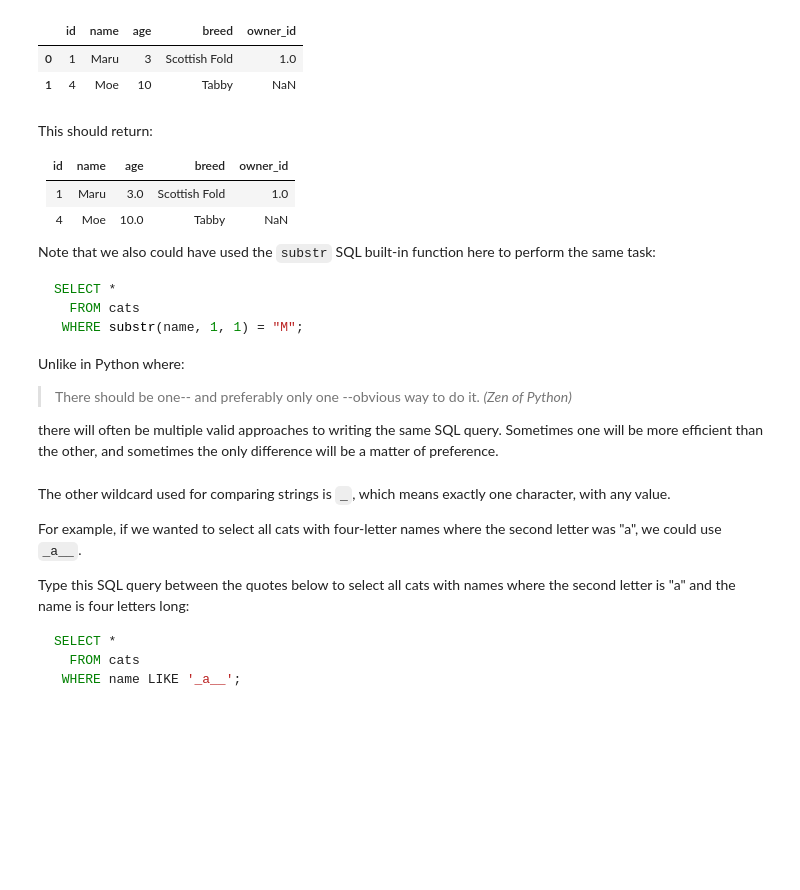
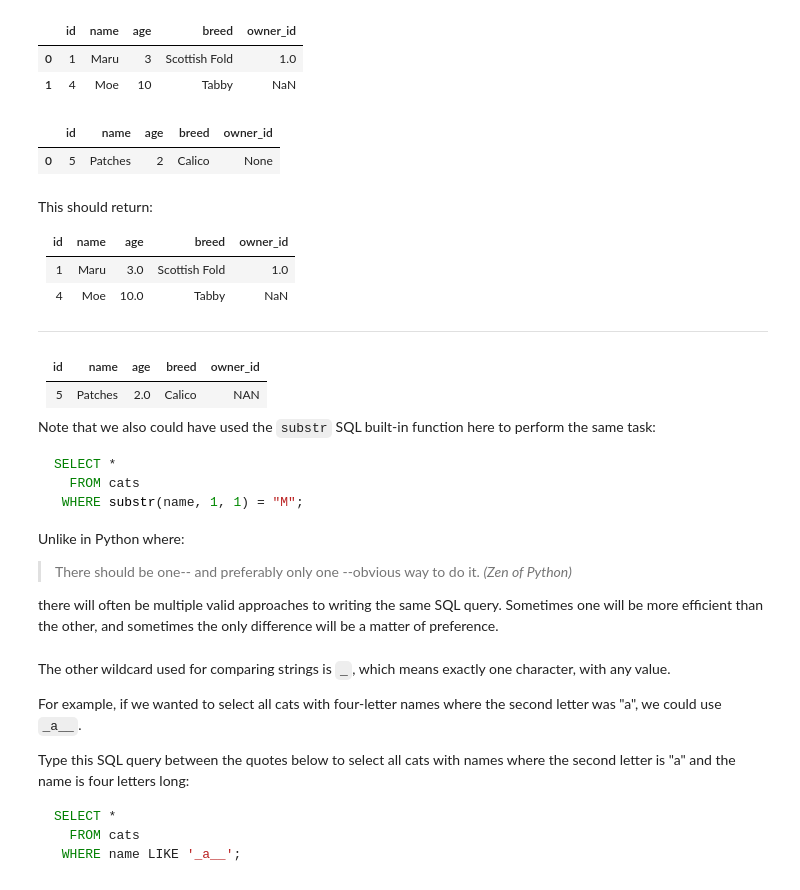
Before and after one commit to KweyuV/dsc-filtering-v2-4, a Jupyter notebook: index.ipynb, the cells around one changed output. Saved outputs shown, nothing was run; the diff lists cells and outputs as text; code cells hidden in the pictures; blank space fills up the shorter version.

```diff
--- a/index.ipynb
+++ b/index.ipynb
@@ -441,6 +441,15 @@ WHERE name LIKE 'M%';
 |  | id | name | age | breed | owner_id |
 | 0 | 1 | Maru | 3 | Scottish Fold | 1.0 |
 | 1 | 4 | Moe | 10 | Tabby | NaN |
+# %%
+pd.read_sql("""
+        SELECT *
+        FROM cats
+        WHERE name LIKE 'P%';
+    """, conn)
+# %% [output]
+|  | id | name | age | breed | owner_id |
+| 0 | 5 | Patches | 2 | Calico | None |
 # %% [markdown]
 This should return:
 
@@ -448,6 +457,13 @@ This should return:
 |----|---------|-------|-------------------|-----------|
 |1   |Maru     |3.0    |Scottish Fold      |1.0        |
 |4   |Moe      |10.0   |Tabby              |NaN        |
+
+-------------------------------------------------------
+
+
+|id  |name     |age    |breed              |owner_id   |
+|----|---------|-------|-------------------|-----------|
+|5   |Patches  |2.0    |Calico             |NAN        |
 
 Note that we also could have used the `substr` SQL built-in function here to perform the same task:
 
```
Also changed, not shown: parts of 4 cells of this notebook.
